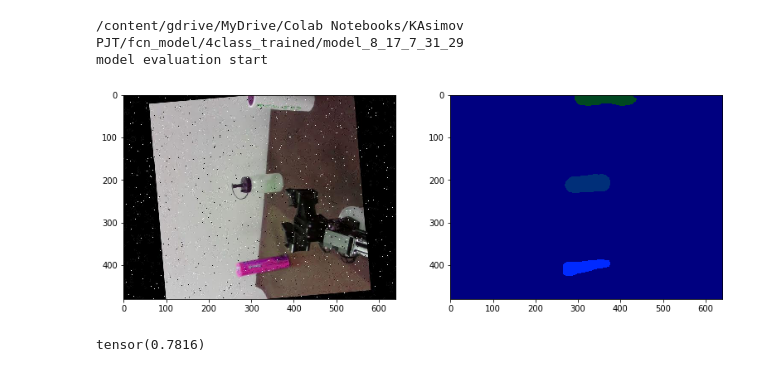
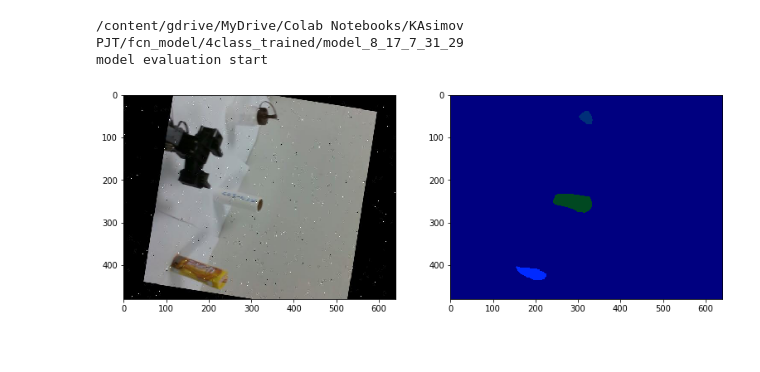
Before and after one commit to engineerJPark/Segmentation-to-World-Coordinate-by-FCN-and-Camera-Calibration, a Jupyter notebook: FCN.ipynb, the cells around one changed output. Cells and saved outputs as stored; diff of their text form; code cells hidden in the pictures.

```diff
--- a/FCN.ipynb
+++ b/FCN.ipynb
@@ -180,7 +190,7 @@ train_data = VOCClassSegBase(root=ROOT_DIR, split='train', transform_tf=True)
 train_data_loader = DataLoader(dataset=train_data, batch_size = 1, drop_last=True)
 # %%
 # Bilinear weights deconvolution Algorithm
-def bilinear_kernel_init(Cin, Cout, kernel_size):
+def bilinear_kernel_init(Cin, Cout, kernel_size, device):
   factor = (kernel_size + 1) // 2
   if kernel_size % 2 == 1:
     center = factor - 1
@@ -192,7 +202,7 @@ def bilinear_kernel_init(Cin, Cout, kernel_size):
 
   weight = torch.zeros((Cin, Cout, kernel_size, kernel_size))
   weight[range(Cin), range(Cout), :, :] = filter
-  return weight.clone()
+  return weight.clone().to(device)
 # %%
 class FCN18(nn.Module):
   def __init__(self, class_n): # class 20 + 1(bakcground)
@@ -202,30 +212,30 @@ class FCN18(nn.Module):
         resnet_pretrained.bn1,
         resnet_pretrained.relu,
         resnet_pretrained.maxpool
-    )
-    self.downsample2 = resnet_pretrained.layer1 # 1/4 of the input
-    self.downsample3 = resnet_pretrained.layer2 # 1/8 of the input, extract featuremap that through 1x1 conv
-    self.downsample4 = resnet_pretrained.layer3 # 1/16 of the input, extract featuremap that through 1x1 conv
-    self.downsample5 = resnet_pretrained.layer4 # 1/32 of the input, extract featuremap that through 1x1 conv
+    ).to(device)
+    self.downsample2 = resnet_pretrained.layer1.to(device) # 1/4 of the input
+    self.downsample3 = resnet_pretrained.layer2.to(device) # 1/8 of the input, extract featuremap that through 1x1 conv
+    self.downsample4 = resnet_pretrained.layer3.to(device) # 1/16 of the input, extract featuremap that through 1x1 conv
+    self.downsample5 = resnet_pretrained.layer4.to(device) # 1/32 of the input, extract featuremap that through 1x1 conv
 
-    self.fully_conv_pool3 = nn.Conv2d(128, class_n, kernel_size=1) # get class score for each pixel
+    self.fully_conv_pool3 = nn.Conv2d(128, class_n, kernel_size=1).to(device) # get class score for each pixel
     nn.init.xavier_normal_(self.fully_conv_pool3.weight)
 
-    self.fully_conv_pool4 = nn.Conv2d(256, class_n, kernel_size=1) # get class score for each pixel
+    self.fully_conv_pool4 = nn.Conv2d(256, class_n, kernel_size=1).to(device) # get class score for each pixel
     nn.init.xavier_normal_(self.fully_conv_pool4.weight)
 
-    self.fully_conv_pool5 = nn.Conv2d(512, class_n, kernel_size=1) # get class score for each pixel
+    self.fully_conv_pool5 = nn.Conv2d(512, class_n, kernel_size=1).to(device) # get class score for each pixel
     nn.init.xavier_normal_(self.fully_conv_pool5.weight)
 
     # stride s, padding s/2, kernelsize 2s -> 2 times upsampling for images
-    self.upsample_make_16s = nn.ConvTranspose2d(class_n, class_n, kernel_size=4, padding=1, stride=2, bias=False) # to 1/16
-    self.upsample_make_16s.weight.data.copy_(bilinear_kernel_init(class_n, class_n, 4))
+    self.upsample_make_16s = nn.ConvTranspose2d(class_n, class_n, kernel_size=4, padding=1, stride=2, bias=False).to(device) # to 1/16
+    self.upsample_make_16s.weight.data.copy_(bilinear_kernel_init(class_n, class_n, 4, device))
 
-    self.upsample_make_8s = nn.ConvTranspose2d(class_n, class_n, kernel_size=4, padding=1, stride=2, bias=False) # to 1/8
-    self.upsample_make_8s.weight.data.copy_(bilinear_kernel_init(class_n, class_n, 4))
+    self.upsample_make_8s = nn.ConvTranspose2d(class_n, class_n, kernel_size=4, padding=1, stride=2, bias=False).to(device) # to 1/8
+    self.upsample_make_8s.weight.data.copy_(bilinear_kernel_init(class_n, class_n, 4, device))
 
-    self.upsample_to_score = nn.ConvTranspose2d(class_n, class_n, kernel_size=16, padding=4, stride=8) # to 1
-    self.upsample_to_score.weight.data.copy_(bilinear_kernel_init(class_n, class_n, 16))
+    self.upsample_to_score = nn.ConvTranspose2d(class_n, class_n, kernel_size=16, padding=4, stride=8, bias=False).to(device) # to 1
+    self.upsample_to_score.weight.data.copy_(bilinear_kernel_init(class_n, class_n, 16, device))
     for param in self.upsample_to_score.parameters(): # freeze the last layer
       param.requires_grad = False
 
@@ -819,7 +1004,7 @@ print('model evaluation start')
 model evaluation start
 # %%
 # segmentation : plot image
-img_num = 1
+img_num = 8
 test_image = PIL.Image.open('/content/gdrive/MyDrive/Colab Notebooks/KAsimov PJT/real_world_data/rgb/rs_image_%d.jpg' % (img_num))
 
 # test image showing
@@ -827,45 +1012,31 @@ plt.figure(figsize=(20, 40))
 plt.subplot(1,3,1)
 plt.imshow(test_image)
 
 # test image transform & input to test model
 test_image = np.array(test_image)
 test_image = torch.from_numpy(test_image).to(torch.float).permute(2,0,1)
-
 test_image = torch.unsqueeze(test_image, dim=0)
 
 test_transform = transforms.Compose([ # interpolation=InterpolationMode.BILINEAR
     transforms.Normalize(mean=(0, 0, 0), std=(255., 255., 255.)),
     transforms.Normalize(mean=(0.485, 0.456, 0.406), std=(0.229, 0.224, 0.225))
 ])
 
 test_seg = test_model(test_transform(test_image))
 test_seg = torch.squeeze(test_seg, dim=0)
 # model prediction
 test_image_channel_idx = torch.argmax(test_seg, dim=0)
 
 # print(test_image_channel_idx[30, 75])
 
 # model prediction to PIL
 test_image_PIL = PIL.Image.fromarray(
     np.uint8(cm.gist_ncar(test_image_channel_idx.detach().numpy()*10)*255)
     )
 
 # predicted data showing
 plt.subplot(1,3,2)
 plt.imshow(test_image_PIL)
 plt.show()
 # %% [output]
-[figure, old version]
+[figure, new version]
-# %%
-# IoU
-
-# 이거 전체 데이터에 대해서 반복하면 mean IoU 나온다.
-
-test_gt_image = PIL.Image.open('/content/gdrive/MyDrive/Colab Notebooks/KAsimov PJT/real_world_data/gt/rs_gt_%d.png' % (img_num))
-test_gt_image = np.array(test_gt_image)
-test_gt_image = torch.from_numpy(test_gt_image).to(torch.int)
-
-iou = tm.JaccardIndex(num_classes=4)
-print(iou(test_image_channel_idx, test_gt_image))
-# %% [output]
-tensor(0.7816)
```
Also changed, not shown: parts of 27 cells of this notebook.
